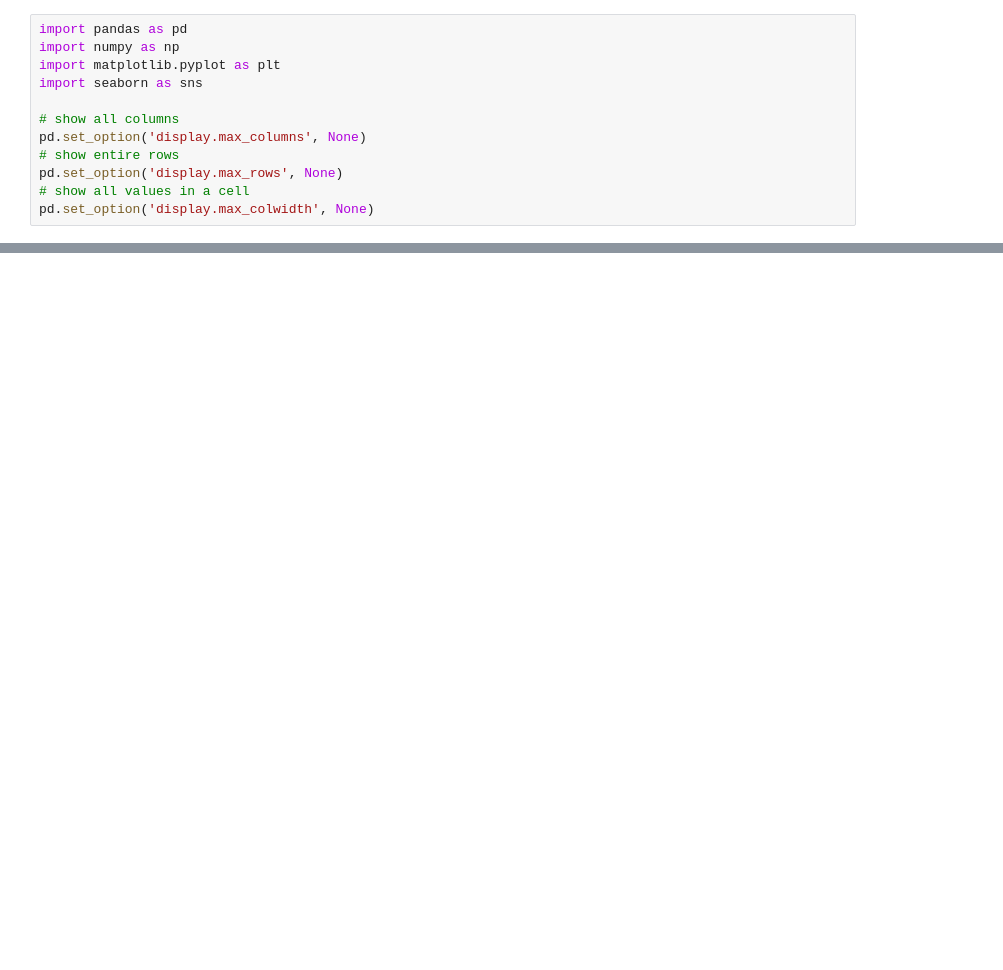
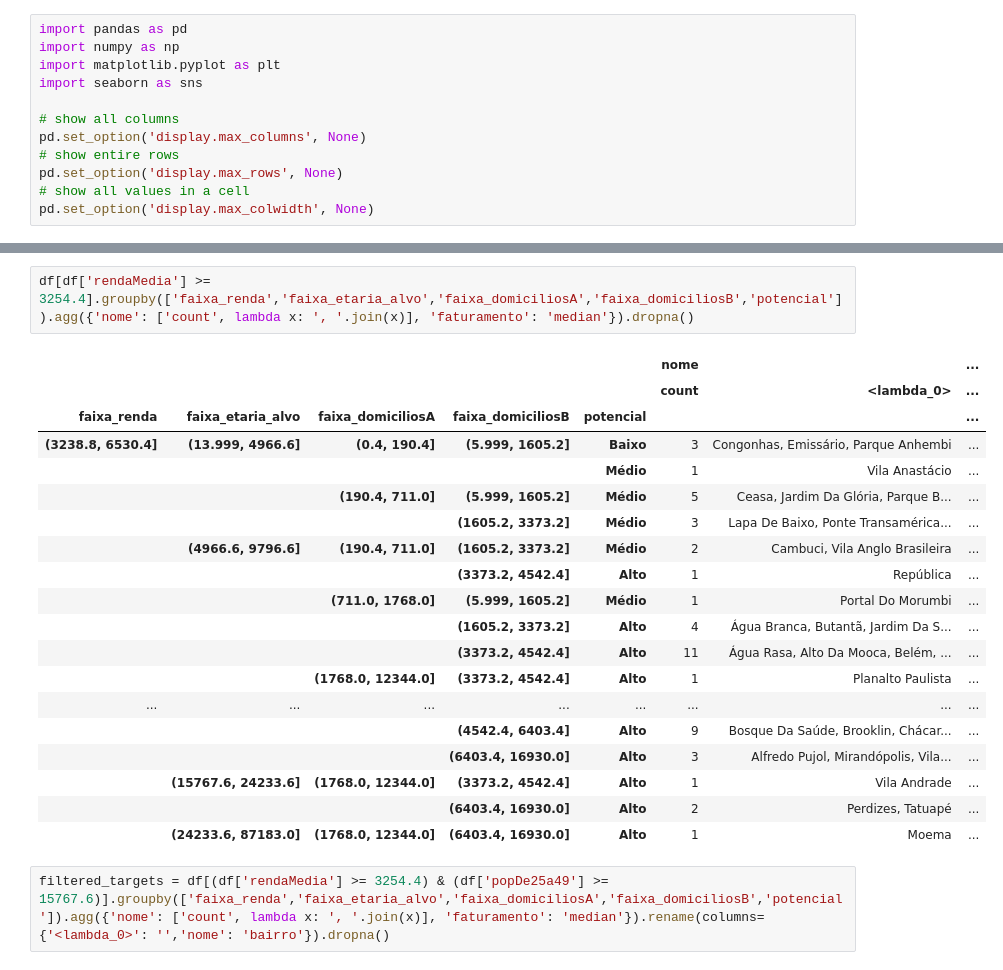
Before and after one commit to galvsoliveira/ds_geoprofit_analysis, a Jupyter notebook: Notebooks/4__exploratory_data_analysis_sp.ipynb, the cells around one changed output, grey strips where cells are left out. Cells and saved outputs as stored; diff of their text form; blank space fills up the shorter version.

Commit message:
feat: filtered_targets to build the company

```diff
--- a/Notebooks/4__exploratory_data_analysis_sp.ipynb
+++ b/Notebooks/4__exploratory_data_analysis_sp.ipynb
@@ -68,0 +99,24 @@ df[df['codigo']==35503072.0]
+# %%
+df[df['rendaMedia'] >= 3254.4].groupby(['faixa_renda','faixa_etaria_alvo','faixa_domiciliosA','faixa_domiciliosB','potencial']).agg({'nome': ['count', lambda x: ', '.join(x)], 'faturamento': 'median'}).dropna()
+# %% [output]
+|  |  |  |  |  | nome |  | ... |
+|  |  |  |  |  | count | <lambda_0> | ... |
+| faixa_renda | faixa_etaria_alvo | faixa_domiciliosA | faixa_domiciliosB | potencial |  |  | ... |
+| (3238.8, 6530.4] | (13.999, 4966.6] | (0.4, 190.4] | (5.999, 1605.2] | Baixo | 3 | Congonhas, Emissário, Parque Anhembi | ... |
+|  |  |  |  | Médio | 1 | Vila Anastácio | ... |
+|  |  | (190.4, 711.0] | (5.999, 1605.2] | Médio | 5 | Ceasa, Jardim Da Glória, Parque B... | ... |
+|  |  |  | (1605.2, 3373.2] | Médio | 3 | Lapa De Baixo, Ponte Transamérica... | ... |
+|  | (4966.6, 9796.6] | (190.4, 711.0] | (1605.2, 3373.2] | Médio | 2 | Cambuci, Vila Anglo Brasileira | ... |
+|  |  |  | (3373.2, 4542.4] | Alto | 1 | República | ... |
+|  |  | (711.0, 1768.0] | (5.999, 1605.2] | Médio | 1 | Portal Do Morumbi | ... |
+|  |  |  | (1605.2, 3373.2] | Alto | 4 | Água Branca, Butantã, Jardim Da S... | ... |
+|  |  |  | (3373.2, 4542.4] | Alto | 11 | Água Rasa, Alto Da Mooca, Belém, ... | ... |
+|  |  | (1768.0, 12344.0] | (3373.2, 4542.4] | Alto | 1 | Planalto Paulista | ... |
+| ... | ... | ... | ... | ... | ... | ... | ... |
+|  |  |  | (4542.4, 6403.4] | Alto | 9 | Bosque Da Saúde, Brooklin, Chácar... | ... |
+|  |  |  | (6403.4, 16930.0] | Alto | 3 | Alfredo Pujol, Mirandópolis, Vila... | ... |
+|  | (15767.6, 24233.6] | (1768.0, 12344.0] | (3373.2, 4542.4] | Alto | 1 | Vila Andrade | ... |
+|  |  |  | (6403.4, 16930.0] | Alto | 2 | Perdizes, Tatuapé | ... |
+|  | (24233.6, 87183.0] | (1768.0, 12344.0] | (6403.4, 16930.0] | Alto | 1 | Moema | ... |
+# %%
+filtered_targets = df[(df['rendaMedia'] >= 3254.4) & (df['popDe25a49'] >= 15767.6)].groupby(['faixa_renda','faixa_etaria_alvo','faixa_domiciliosA','faixa_domiciliosB','potencial']).agg({'nome': ['count', lambda x: ', '.join(x)], 'faturamento': 'median'}).rename(columns={'<lambda_0>': '','nome': 'bairro'}).dropna()
```
Also changed, not shown: parts of 8 cells of this notebook.
